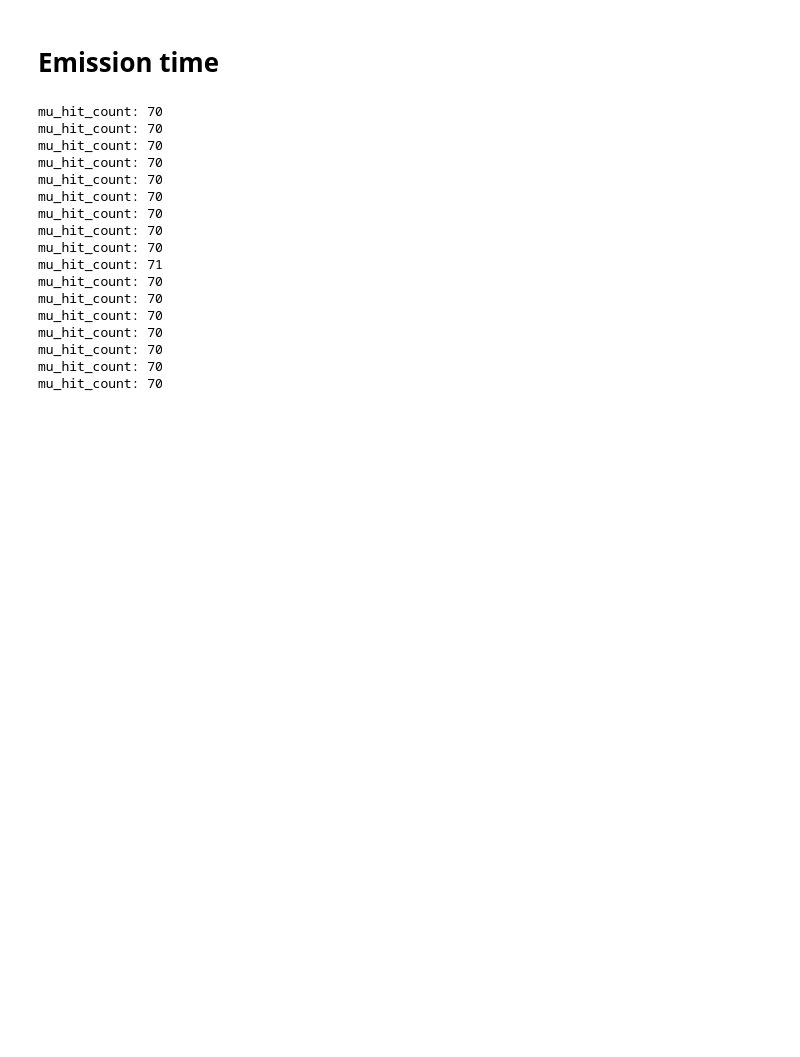
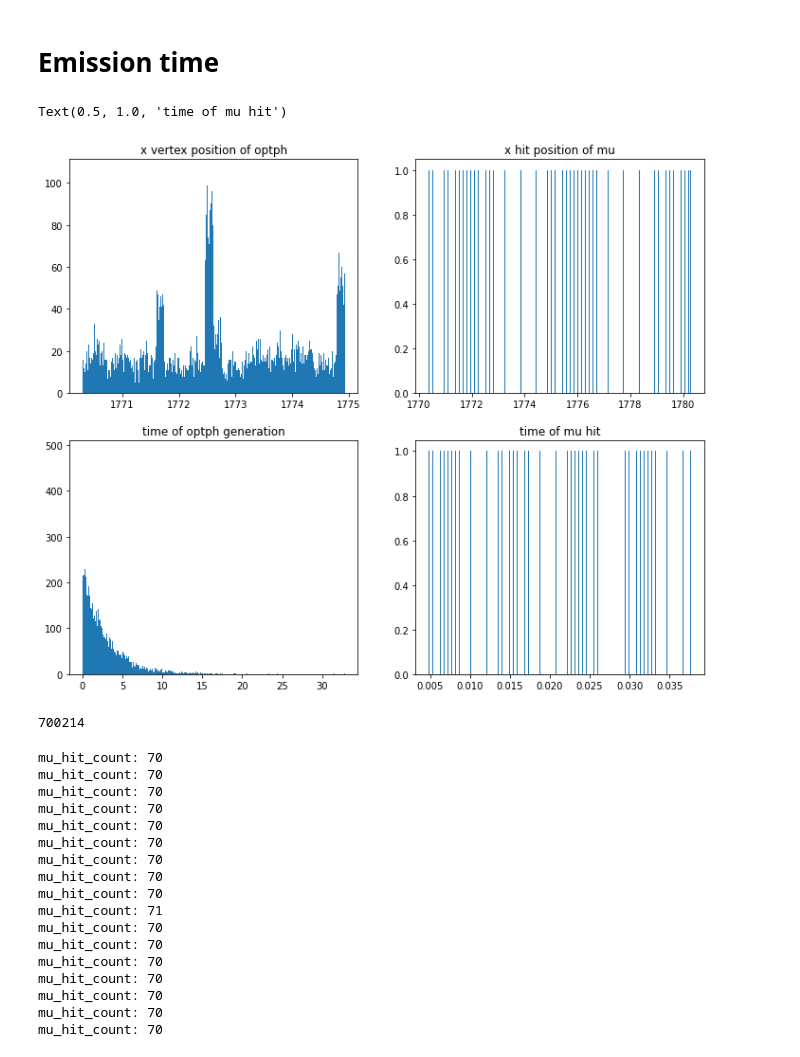
Before and after one commit to RowanKell/work_eic, a Jupyter notebook: macros/Variation/PDF_Estimation.ipynb, the cells around one changed output. Saved outputs shown, nothing was run; the diff lists cells and outputs as text; code cells hidden in the pictures; blank space fills up the shorter version.

```diff
--- a/macros/Variation/PDF_Estimation.ipynb
+++ b/macros/Variation/PDF_Estimation.ipynb
@@ -25,7 +25,7 @@ device = torch.device('cuda' if torch.cuda.is_available() else 'cpu')
 # Emission time
 # %%
 # Data - closest x pos, 5GeV muons, one z position - emission time
-uproot_path = f"/home/rowan/eic/work_eic/root_files/June_26/check_hit_time_scint_sens/mu/5GeV_2k_1720_w_optph.edm4hep.root:events" #(gun x 1769)
+uproot_path = f"/cwork/rck32/eic/work_eic/root_files/June_28/one_segment_scint_sens_w_optph/mu/5GeV_10k_1769.edm4hep.root:events" #(gun x 1769)
 # uproot_path = f"/home/rowan/eic/work_eic/root_files/June_26/variation_x_pos/mu_run_2/varied_x_7.edm4hep.root:events" #(gun x 1720)
 events = up.open(uproot_path)
 # %%
@@ -39,6 +39,43 @@ PDG_branch = events["MCParticles.PDG"].array(library='np')
 emission_time_branch = events["MCParticles/MCParticles.time"].array(library='np')
 daughter_end_branch = events["MCParticles/MCParticles.daughters_end"].array(library='np')
 daughter_begin_branch = events["MCParticles/MCParticles.daughters_begin"].array(library='np')
+# %%
+count = 0
+hit_time_list = []
+x_vertex = []
+hit_x_list = []
+time_vertex = []
+for i in range(len(hit_time_branch)):
+    if(i > 0):
+        break
+    for part in range(len(PDG_branch)):
+        if(PDG_branch[i][part] == -22):
+            x_vertex.append(x_pos_branch[i][part])
+            time_vertex.append(emission_time_branch[i][part])
+    for j in range(len(hit_time_branch[i])):
+        if(Hits_MC_idx_branch[i][j] == 0):
+            hit_time_list.append(hit_time_branch[i][j])
+            hit_x_list.append(hit_x_pos_branch[i][j])
+#             print(hit_time_branch[i][j])
+            count+=1
+#             break
+# %%
+fig, axs = plot.subplots(2,2, figsize = (12,10))
+axs[0,0].hist(x_vertex, bins = 500);
+axs[0,0].set_title("x vertex position of optph")
+axs[0,1].hist(hit_x_list, bins = 500);
+axs[0,1].set_title("x hit position of mu")
+axs[1,0].hist(time_vertex, bins = 500);
+axs[1,0].set_title("time of optph generation")
+axs[1,1].hist(hit_time_list, bins = 500);
+axs[1,1].set_title("time of mu hit")
+# %% [output]
+Text(0.5, 1.0, 'time of mu hit')
+[figure, added]
+# %%
+count
+# %% [output]
+700214
 # %%
 break_idx = 500
 mu_hit_count = np.zeros(min(len(PDG_branch),break_idx))
```
Also changed, not shown: 30 other files.
